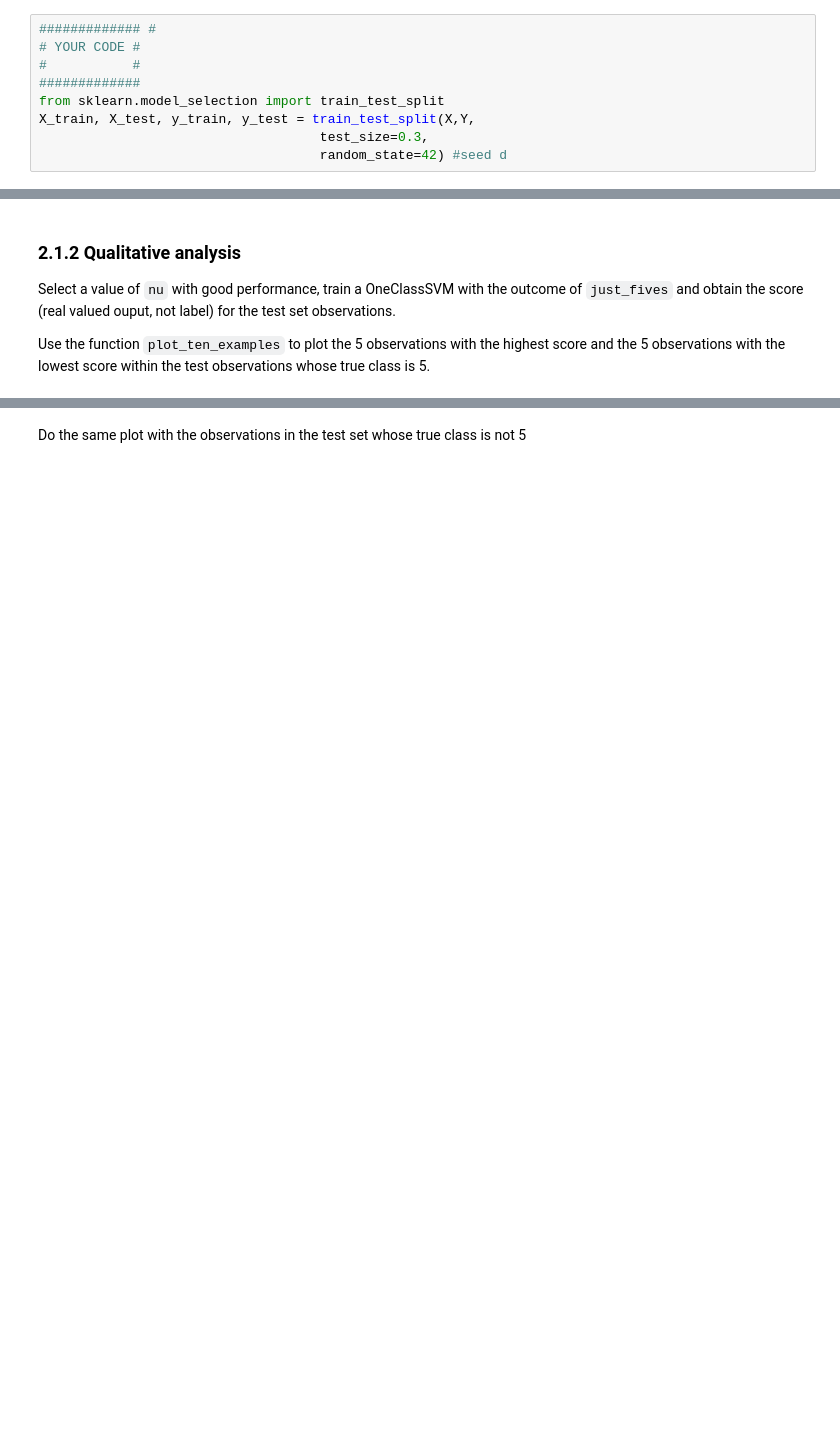
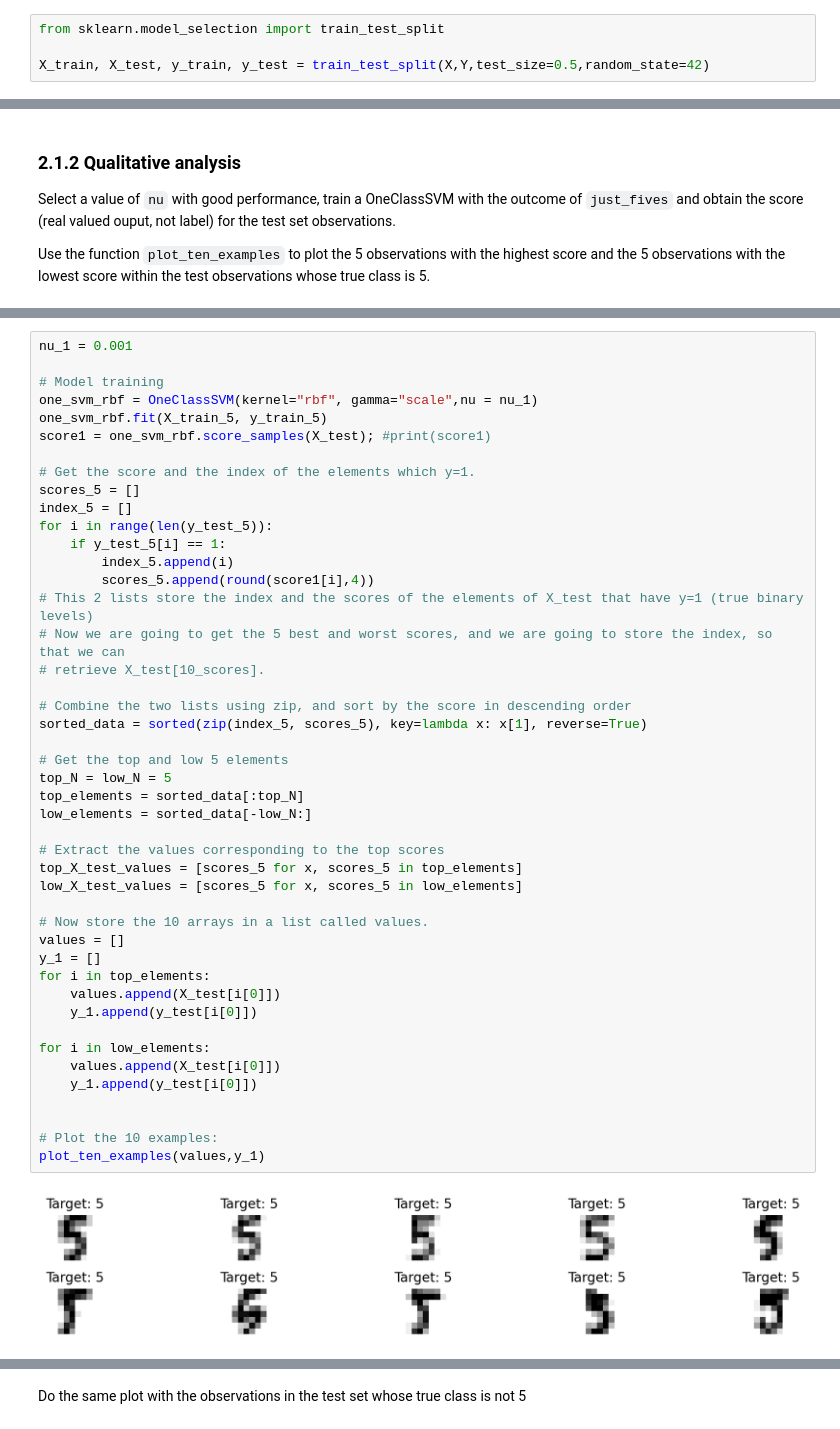
Before and after one commit to andres-nav/ml2, a Jupyter notebook: 03 Kernel Unsupervised/lab_one_class_svm_2023.ipynb, the cells around one changed output, grey strips where cells are left out. Cells and saved outputs as stored; diff of their text form; blank space fills up the shorter version.

```diff
--- a/03 Kernel Unsupervised/lab_one_class_svm_2023.ipynb
+++ b/03 Kernel Unsupervised/lab_one_class_svm_2023.ipynb
@@ -91,14 +100,9 @@ First partition the dataset moving a 50% of the observations to the training set
 
 For simplicity, use the names `X_train, X_test, y_train, y_test` for the corresponding numpy arrays.
 # %%
-############# #
-# YOUR CODE #
-#           #
-#############
 from sklearn.model_selection import train_test_split
-X_train, X_test, y_train, y_test = train_test_split(X,Y,
-                                    test_size=0.3,
-                                    random_state=42) #seed d
+
+X_train, X_test, y_train, y_test = train_test_split(X,Y,test_size=0.5,random_state=42)
 # %% [markdown]
 # 1. Definition of the novelty detection tasks
 
@@ -306,0 +295,47 @@ TypeError: list indices must be integers or slices, not list
+# %%
+nu_1 = 0.001
+
+# Model training
+one_svm_rbf = OneClassSVM(kernel="rbf", gamma="scale",nu = nu_1)
+one_svm_rbf.fit(X_train_5, y_train_5)
+score1 = one_svm_rbf.score_samples(X_test); #print(score1)
+
+# Get the score and the index of the elements which y=1.
+scores_5 = []
+index_5 = []
+for i in range(len(y_test_5)):
+    if y_test_5[i] == 1:
+        index_5.append(i)
+        scores_5.append(round(score1[i],4))
+# This 2 lists store the index and the scores of the elements of X_test that have y=1 (true binary levels)
+# Now we are going to get the 5 best and worst scores, and we are going to store the index, so that we can
+# retrieve X_test[10_scores].
+
+# Combine the two lists using zip, and sort by the score in descending order
+sorted_data = sorted(zip(index_5, scores_5), key=lambda x: x[1], reverse=True)
+
+# Get the top and low 5 elements
+top_N = low_N = 5
+top_elements = sorted_data[:top_N]
+low_elements = sorted_data[-low_N:]
+
+# Extract the values corresponding to the top scores
+top_X_test_values = [scores_5 for x, scores_5 in top_elements]
+low_X_test_values = [scores_5 for x, scores_5 in low_elements]
+
+# Now store the 10 arrays in a list called values.
+values = []
+y_1 = []
+for i in top_elements:
+    values.append(X_test[i[0]])
+    y_1.append(y_test[i[0]])
+
+for i in low_elements:
+    values.append(X_test[i[0]])
+    y_1.append(y_test[i[0]])
+
+
+# Plot the 10 examples:
+plot_ten_examples(values,y_1)
+# %% [output]
+[figure, added]
```
Also changed, not shown: parts of 28 cells of this notebook.
